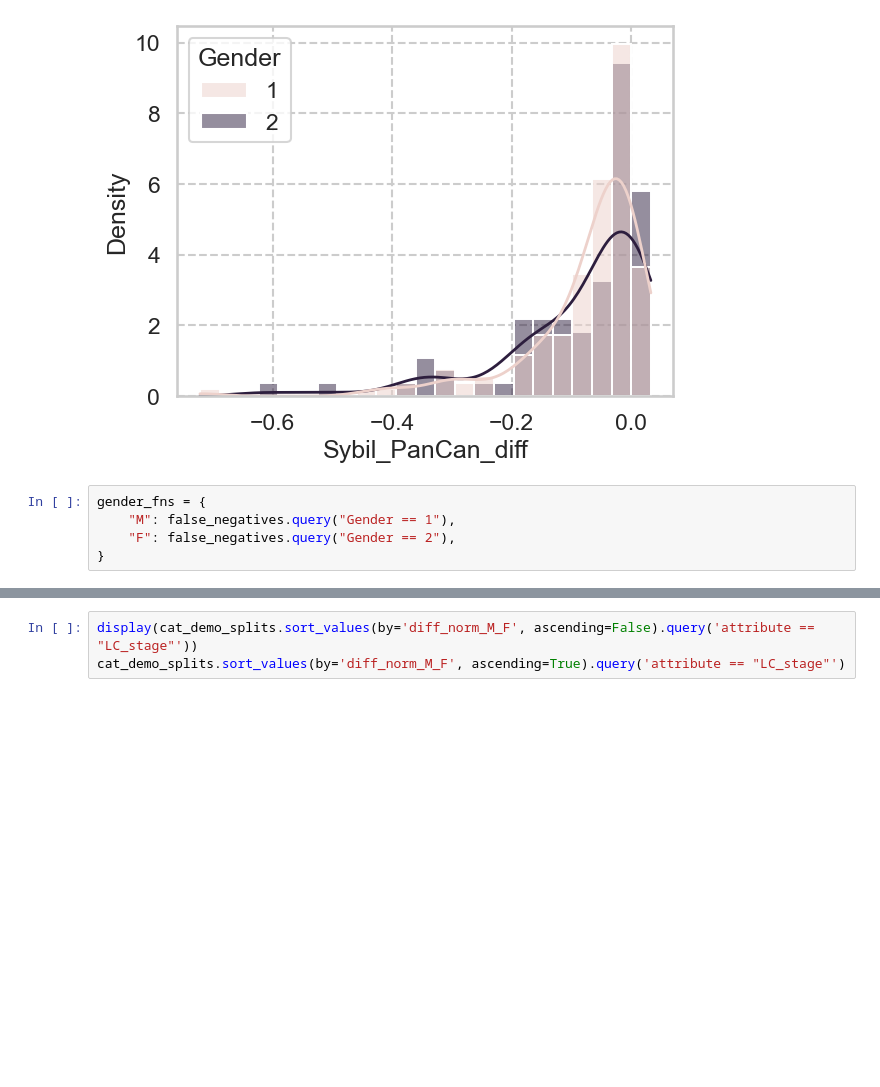
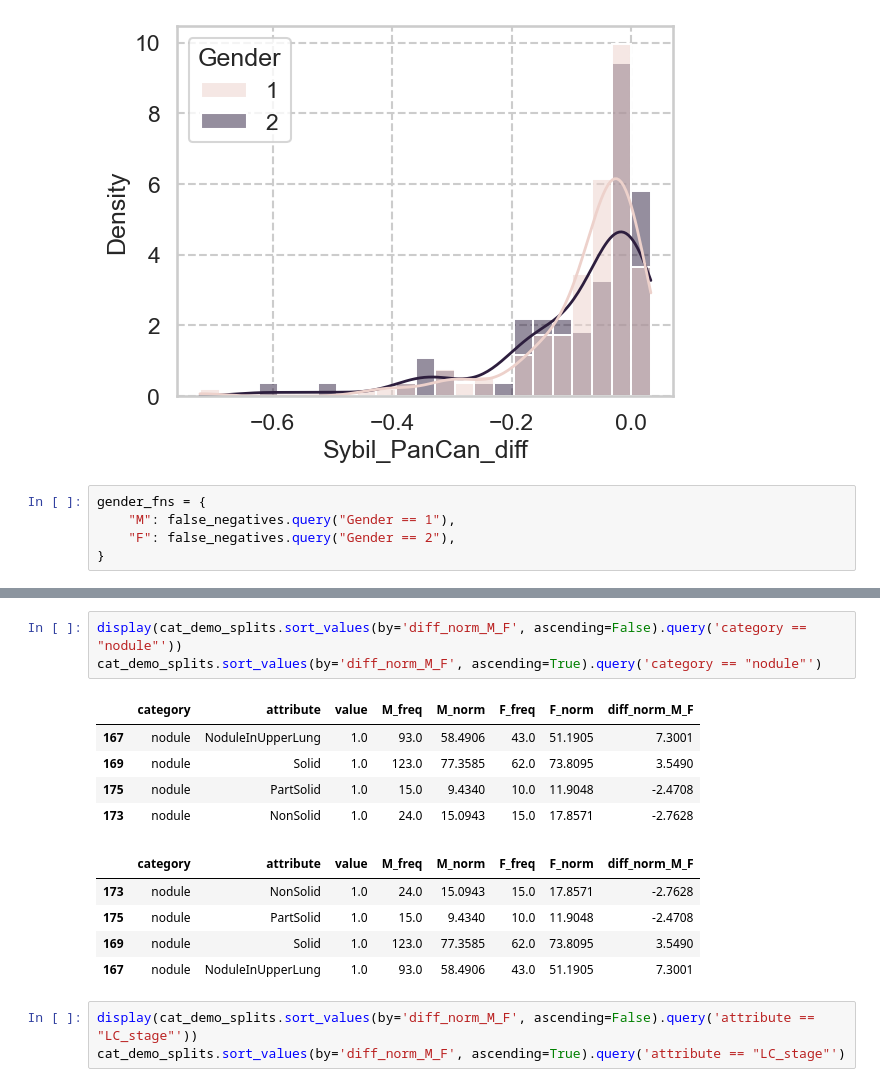
Before and after one commit to DIAGNijmegen/bodyct-lung-malignancy-fairness, a Jupyter notebook: sybil_false_nlst.ipynb, the cells around one changed output, grey strips where cells are left out. Drawn from its saved outputs; the diff is of its cells as text; blank space fills up the shorter version.

```diff
--- a/sybil_false_nlst.ipynb
+++ b/sybil_false_nlst.ipynb
@@ -701,6 +626,20 @@ cat_demo_splits.sort_values(by='diff_norm_M_F', ascending=True).head(30)
 | 128 | disease | diagtube | 1.0 | 3.0 | 1.8868 | 3.0 | 3.5714 | -1.6846 |
 | 28 | demo | HighSchoolPlus | 1.0 | 155.0 | 97.4843 | 83.0 | 98.8095 | -1.3252 |
 | 50 | work | wrkbutc | 1.0 | 2.0 | 1.2579 | 2.0 | 2.3810 | -1.1231 |
+# %%
+display(cat_demo_splits.sort_values(by='diff_norm_M_F', ascending=False).query('category == "nodule"'))
+cat_demo_splits.sort_values(by='diff_norm_M_F', ascending=True).query('category == "nodule"')
+# %% [output]
+|  | category | attribute | value | M_freq | M_norm | F_freq | F_norm | diff_norm_M_F |
+| 167 | nodule | NoduleInUpperLung | 1.0 | 93.0 | 58.4906 | 43.0 | 51.1905 | 7.3001 |
+| 169 | nodule | Solid | 1.0 | 123.0 | 77.3585 | 62.0 | 73.8095 | 3.5490 |
+| 175 | nodule | PartSolid | 1.0 | 15.0 | 9.4340 | 10.0 | 11.9048 | -2.4708 |
+| 173 | nodule | NonSolid | 1.0 | 24.0 | 15.0943 | 15.0 | 17.8571 | -2.7628 |
+|  | category | attribute | value | M_freq | M_norm | F_freq | F_norm | diff_norm_M_F |
+| 173 | nodule | NonSolid | 1.0 | 24.0 | 15.0943 | 15.0 | 17.8571 | -2.7628 |
+| 175 | nodule | PartSolid | 1.0 | 15.0 | 9.4340 | 10.0 | 11.9048 | -2.4708 |
+| 169 | nodule | Solid | 1.0 | 123.0 | 77.3585 | 62.0 | 73.8095 | 3.5490 |
+| 167 | nodule | NoduleInUpperLung | 1.0 | 93.0 | 58.4906 | 43.0 | 51.1905 | 7.3001 |
 # %%
 display(cat_demo_splits.sort_values(by='diff_norm_M_F', ascending=False).query('attribute == "LC_stage"'))
 cat_demo_splits.sort_values(by='diff_norm_M_F', ascending=True).query('attribute == "LC_stage"')
```
Also changed, not shown: parts of 14 cells of this notebook, 4 other files.
